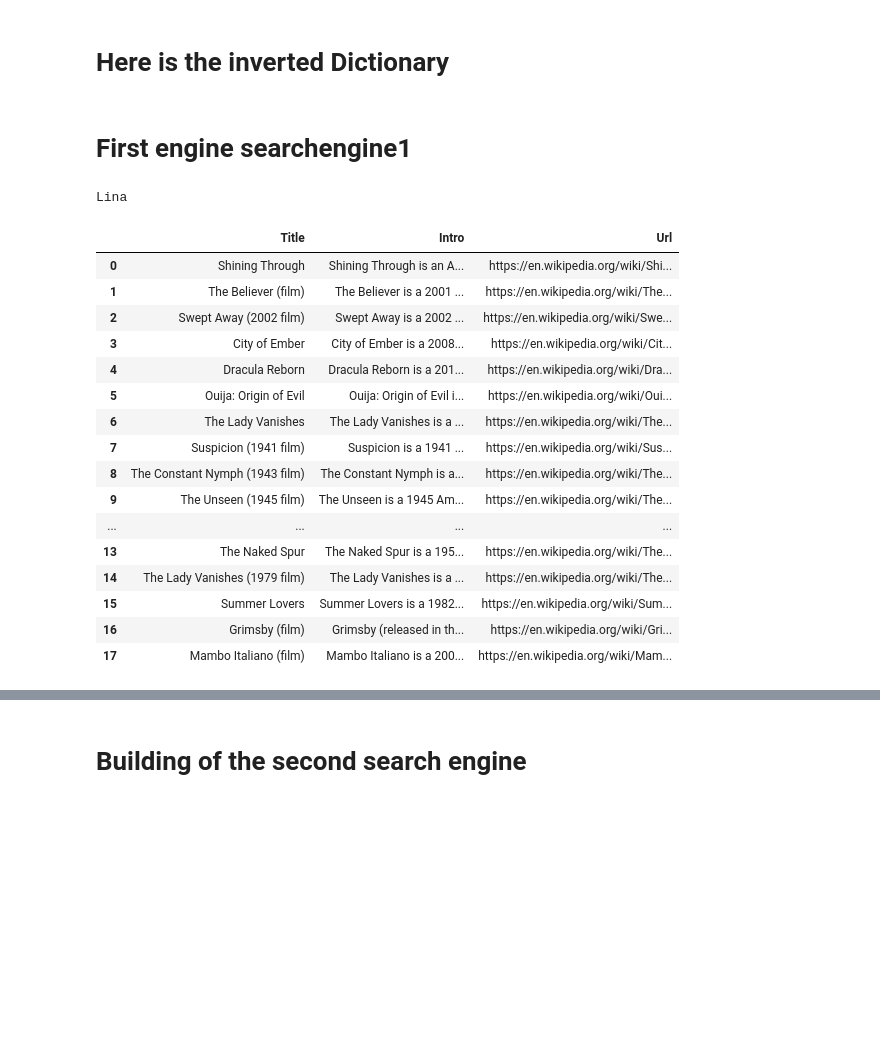
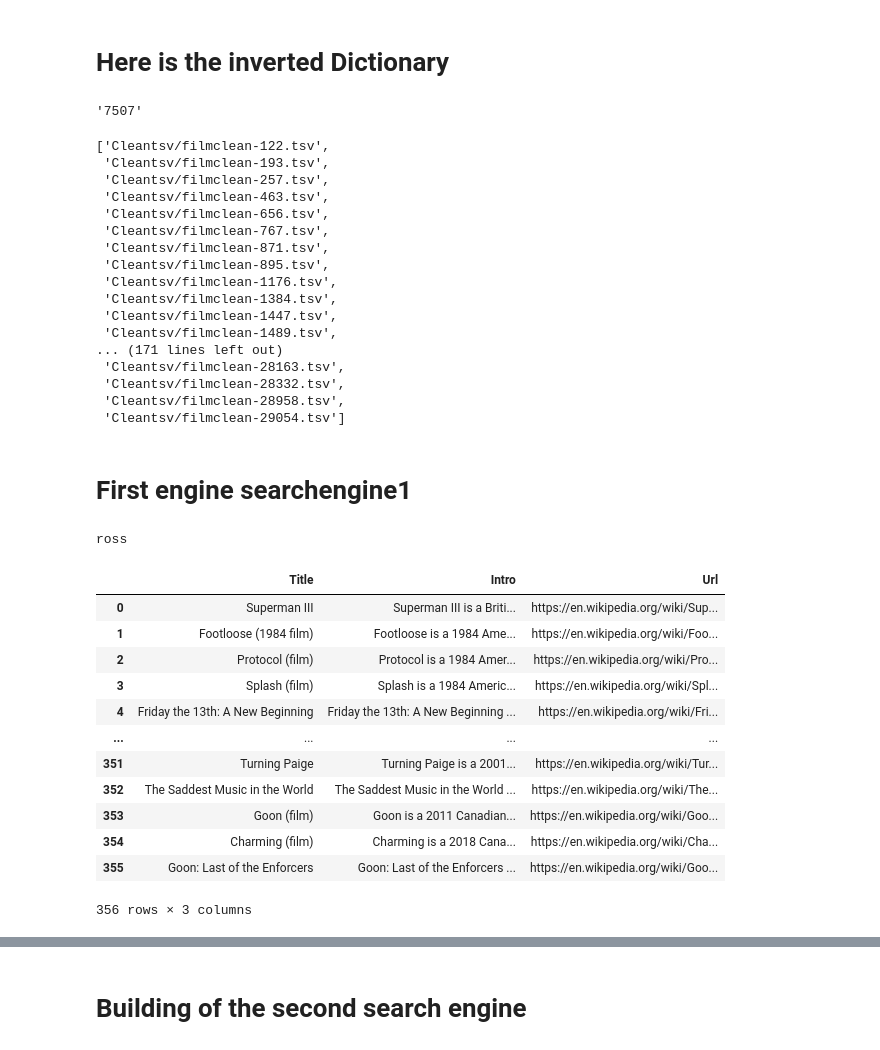
Before and after one commit to Debodeep94/ADM_HW3_Which_movie_to_watch, a Jupyter notebook: HMK3Leo.ipynb, the cells around one changed output, grey strips where cells are left out. Saved outputs shown, nothing was run; the diff lists cells and outputs as text; code cells hidden in the pictures; blank space fills up the shorter version.

```diff
--- a/HMK3Leo.ipynb
+++ b/HMK3Leo.ipynb
@@ -310,5 +311,29 @@ with open(r"C:\Users\leona\Desktop\ADMHMK-3\Dictionary1.json", 'r') as file:
 diction2 = json.loads(data)
 #dictions = pd.DataFrame(diction)
 #diction2['0']
+# %%
+diction['2019']
+# %% [output]
+'7507'
+# %%
+diction2['7507']
+# %% [output]
+['Cleantsv/filmclean-122.tsv',
+ 'Cleantsv/filmclean-193.tsv',
+ 'Cleantsv/filmclean-257.tsv',
+ 'Cleantsv/filmclean-463.tsv',
+ 'Cleantsv/filmclean-656.tsv',
+ 'Cleantsv/filmclean-767.tsv',
+ 'Cleantsv/filmclean-871.tsv',
+ 'Cleantsv/filmclean-895.tsv',
+ 'Cleantsv/filmclean-1176.tsv',
+ 'Cleantsv/filmclean-1384.tsv',
+ 'Cleantsv/filmclean-1447.tsv',
+ 'Cleantsv/filmclean-1489.tsv',
+... (171 lines left out)
+ 'Cleantsv/filmclean-28163.tsv',
+ 'Cleantsv/filmclean-28332.tsv',
+ 'Cleantsv/filmclean-28958.tsv',
+ 'Cleantsv/filmclean-29054.tsv']
 # %% [markdown]
 # First engine searchengine1
@@ -328,50 +355,49 @@ def searchengine1(y):
     if  len(yfinal)<len(y):
         return print('We are sorry there are no films, in my database, that match ALL the words you gave me !(')
     else:
         #print(yfinal)
         starting_values = diction2[yfinal[0]]
 #print(starting_values)
         final_values = starting_values.copy()
         for codes in range(1,len(yfinal)):
         #print(codes)
+            new = []
             for film in final_values:
             #print(film)
-                if film not in diction2[yfinal[codes]]:
-                    final_values.remove(film)
+                if film in diction2[yfinal[codes]]:
+                    new.append(film)
+            final_values = new
         megaDataframe = pd.DataFrame(columns = ['Title', 'Intro', 'Url'])
     #megaDataframe
         if not final_values:
             return print("Wow no film matched my quiery, I need more films to compare!")
         else:
             k=0
             for document in final_values:
                 totakeurl = document.replace('Cleantsv/filmclean-','')
                 totakeurl = int(totakeurl.replace('.tsv', ''))
                 url = urls[totakeurl]
                 temporary = pd.read_csv('Tsvfiles/'+'film'+str(totakeurl)+'.tsv',delimiter='\t' )
                 title = temporary['title'][0]
                 intro =  temporary['intro'][0].replace('\r\n','')
                 new_row = [title, intro, url]
                 megaDataframe.loc[k]=new_row
                 k=k+1
             return megaDataframe
-searchengine1(y)
+A = searchengine1(y)
+A
 # %% [output]
-Lina
+ross
 |  | Title | Intro | Url |
-| 0 | Shining Through | Shining Through is an A... | https://en.wikipedia.org/wiki/Shi... |
-| 1 | The Believer (film) | The Believer is a 2001 ... | https://en.wikipedia.org/wiki/The... |
-| 2 | Swept Away (2002 film) | Swept Away is a 2002 ... | https://en.wikipedia.org/wiki/Swe... |
-| 3 | City of Ember | City of Ember is a 2008... | https://en.wikipedia.org/wiki/Cit... |
-| 4 | Dracula Reborn | Dracula Reborn is a 201... | https://en.wikipedia.org/wiki/Dra... |
-| 5 | Ouija: Origin of Evil | Ouija: Origin of Evil i... | https://en.wikipedia.org/wiki/Oui... |
-| 6 | The Lady Vanishes | The Lady Vanishes is a ... | https://en.wikipedia.org/wiki/The... |
-| 7 | Suspicion (1941 film) | Suspicion is a 1941 ... | https://en.wikipedia.org/wiki/Sus... |
-| 8 | The Constant Nymph (1943 film) | The Constant Nymph is a... | https://en.wikipedia.org/wiki/The... |
-| 9 | The Unseen (1945 film) | The Unseen is a 1945 Am... | https://en.wikipedia.org/wiki/The... |
+| 0 | Superman III | Superman III is a Briti... | https://en.wikipedia.org/wiki/Sup... |
+| 1 | Footloose (1984 film) | Footloose is a 1984 Ame... | https://en.wikipedia.org/wiki/Foo... |
+| 2 | Protocol (film) | Protocol is a 1984 Amer... | https://en.wikipedia.org/wiki/Pro... |
+| 3 | Splash (film) | Splash is a 1984 Americ... | https://en.wikipedia.org/wiki/Spl... |
+| 4 | Friday the 13th: A New Beginning | Friday the 13th: A New Beginning ... | https://en.wikipedia.org/wiki/Fri... |
 | ... | ... | ... | ... |
-| 13 | The Naked Spur | The Naked Spur is a 195... | https://en.wikipedia.org/wiki/The... |
-| 14 | The Lady Vanishes (1979 film) | The Lady Vanishes is a ... | https://en.wikipedia.org/wiki/The... |
-| 15 | Summer Lovers | Summer Lovers is a 1982... | https://en.wikipedia.org/wiki/Sum... |
-| 16 | Grimsby (film) | Grimsby (released in th... | https://en.wikipedia.org/wiki/Gri... |
-| 17 | Mambo Italiano (film) | Mambo Italiano is a 200... | https://en.wikipedia.org/wiki/Mam... |
+| 351 | Turning Paige | Turning Paige is a 2001... | https://en.wikipedia.org/wiki/Tur... |
+| 352 | The Saddest Music in the World | The Saddest Music in the World ... | https://en.wikipedia.org/wiki/The... |
+| 353 | Goon (film) | Goon is a 2011 Canadian... | https://en.wikipedia.org/wiki/Goo... |
+| 354 | Charming (film) | Charming is a 2018 Cana... | https://en.wikipedia.org/wiki/Cha... |
+| 355 | Goon: Last of the Enforcers | Goon: Last of the Enforcers ... | https://en.wikipedia.org/wiki/Goo... |
+356 rows × 3 columns
```
Also changed, not shown: parts of 14 cells of this notebook.
